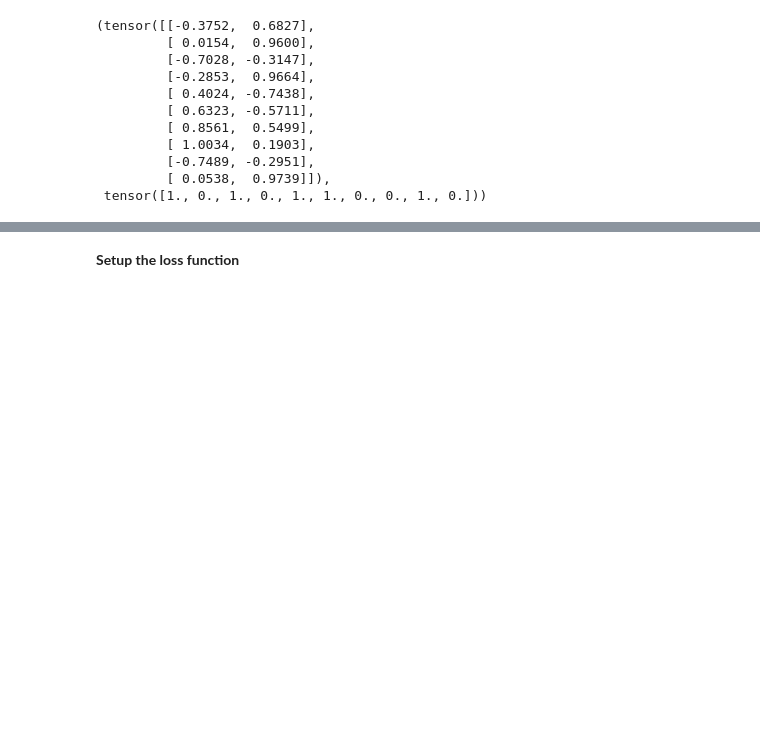
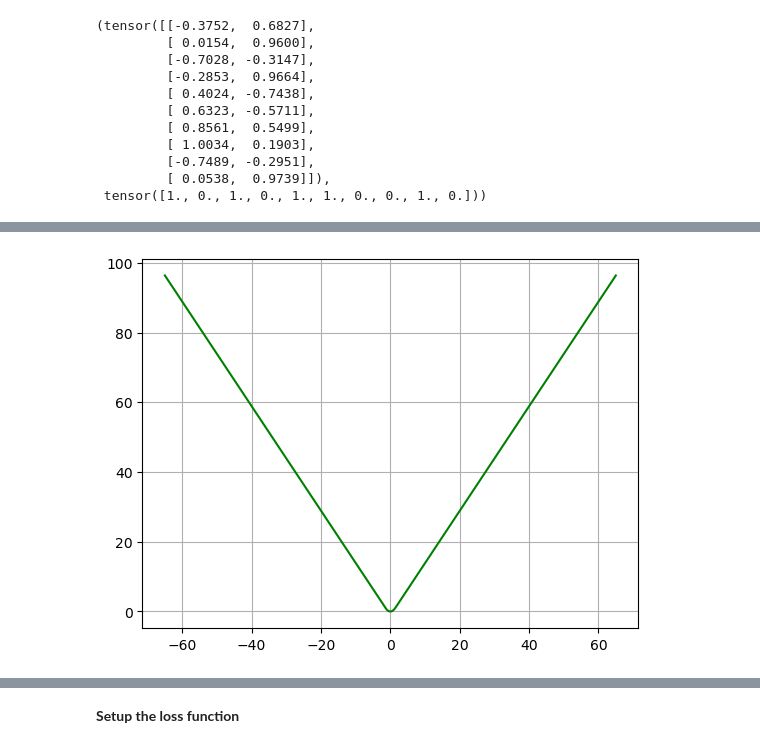
Before and after one commit to biscotty666/Python-Pytorch, a Jupyter notebook: pytorch/my_02_python_classifications.ipynb, the cells around one changed output, grey strips where cells are left out. Drawn from its saved outputs; the diff is of its cells as text; code cells hidden in the pictures; blank space fills up the shorter version.

```diff
--- a/pytorch/my_02_python_classifications.ipynb
+++ b/pytorch/my_02_python_classifications.ipynb
@@ -414,0 +464,20 @@ For the optimizer we'll use `torch.optim.SGD()` to optimize the model parameters
+# %%
+# Huber loss function
+def huber_loss(y_pred, y, delta=1.0):
+    huber_mse = 0.5*(y-y_pred)**2
+    huber_mae = delta * (np.abs(y - y_pred) - 0.5 * delta)
+    return np.where(np.abs(y - y_pred) <= delta, huber_mse, huber_mae)
+
+# Plotting
+x_vals = np.arange(-65, 65, 0.01)
+
+delta = 1.5
+huber_mse = 0.5*np.square(x_vals)
+huber_mae = delta * (np.abs(x_vals) - 0.5 * delta)
+y_vals = np.where(np.abs(x_vals) <= delta, huber_mse, huber_mae)
+
+plt.plot(x_vals, y_vals, "green")
+plt.grid(True, which="major")
+plt.show()
+# %% [output]
+[figure, added]
```
Also changed, not shown: parts of 18 cells of this notebook, 9 other files.
